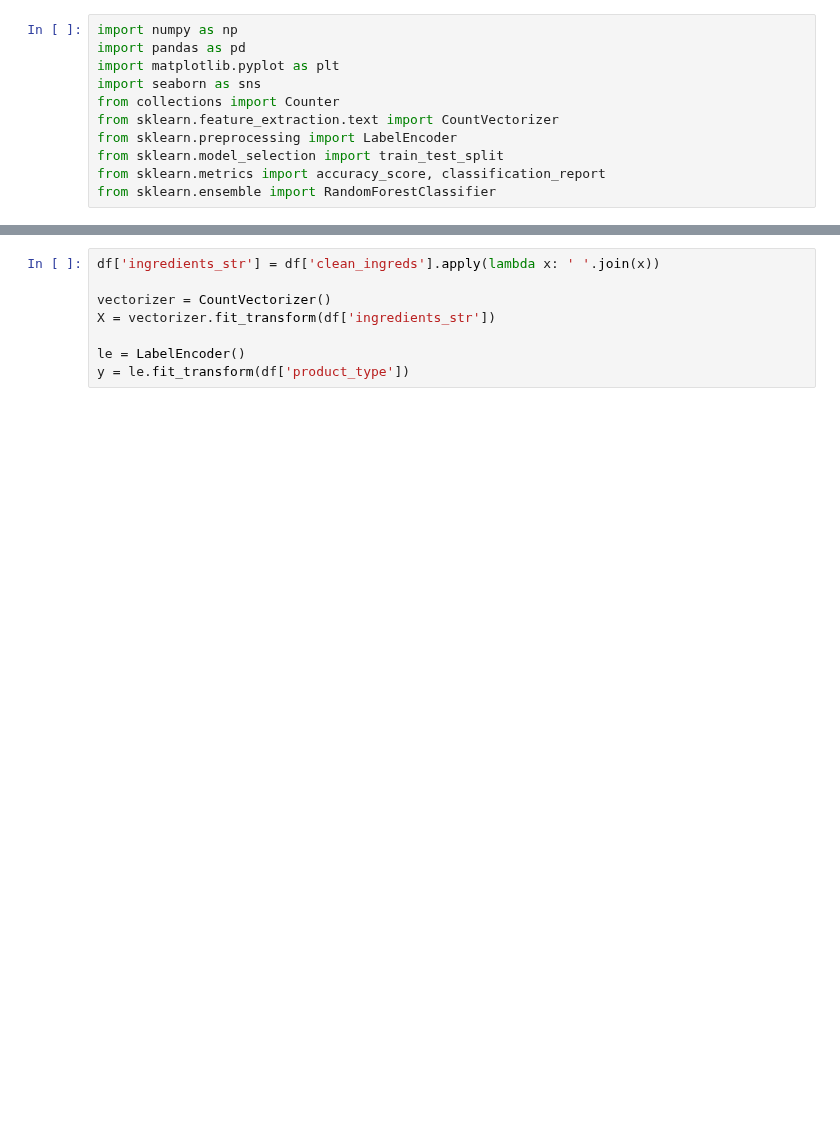
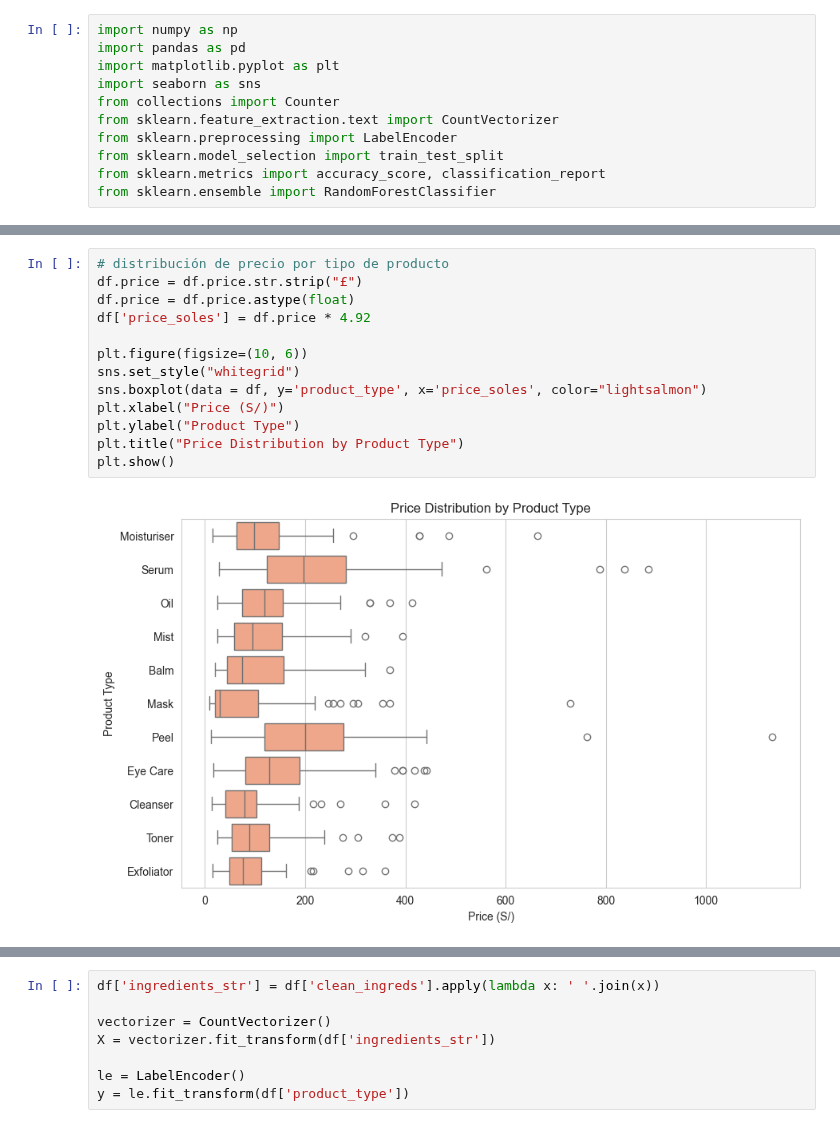
Before and after one commit to Andrea-Coa/dermis, a Jupyter notebook: eda/skincare.ipynb, the cells around one changed output, grey strips where cells are left out. Drawn from its saved outputs; the diff is of its cells as text; blank space fills up the shorter version.

```diff
--- a/eda/skincare.ipynb
+++ b/eda/skincare.ipynb
@@ -86,0 +145,15 @@ plt.show()
+# %%
+# distribución de precio por tipo de producto
+df.price = df.price.str.strip("£")
+df.price = df.price.astype(float)
+df['price_soles'] = df.price * 4.92
+
+plt.figure(figsize=(10, 6))
+sns.set_style("whitegrid")
+sns.boxplot(data = df, y='product_type', x='price_soles', color="lightsalmon")
+plt.xlabel("Price (S/)")
+plt.ylabel("Product Type")
+plt.title("Price Distribution by Product Type")
+plt.show()
+# %% [output]
+[figure, added]
```
Also changed, not shown: parts of 13 cells of this notebook.
